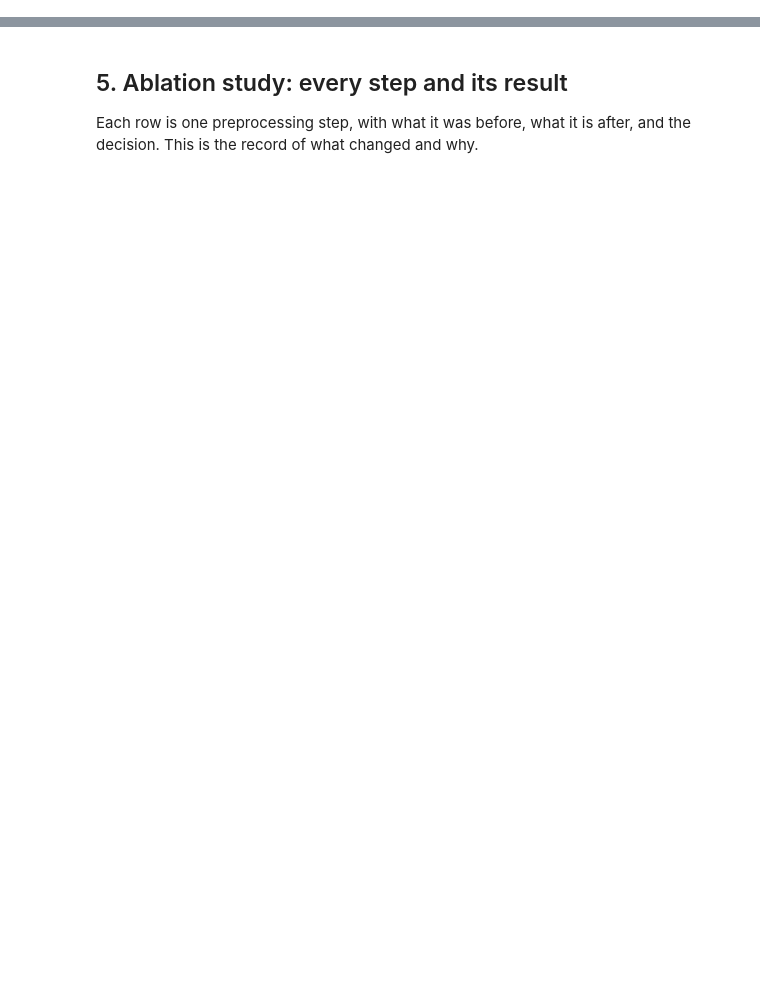
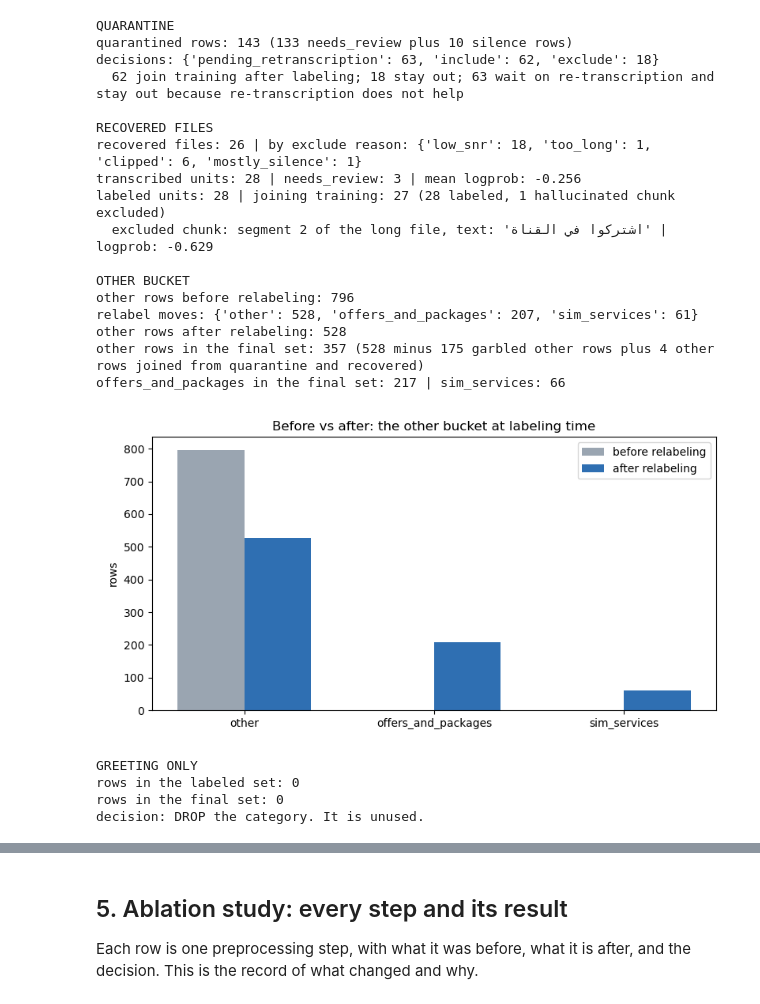
Before and after one commit to hazemelerefey/smart-voicemail-router, a Jupyter notebook: notebooks/data-preprocessing/data_preprocessing.ipynb, the cells around one changed output, grey strips where cells are left out. Drawn from its saved outputs; the diff is of its cells as text; code cells hidden in the pictures; blank space fills up the shorter version.

```diff
--- a/notebooks/data-preprocessing/data_preprocessing.ipynb
+++ b/notebooks/data-preprocessing/data_preprocessing.ipynb
@@ -121,3 +394,55 @@ The process has 9 steps, each handling one kind of problem. The steps run in ord
+# %%
+# (j) Quarantine
+print("QUARANTINE")
+print("quarantined rows:", len(quar), "(133 needs_review plus 10 silence rows)")
+print("decisions:", quar["decision"].value_counts().to_dict())
+print("  62 join training after labeling; 18 stay out; 63 wait on re-transcription and stay out because re-transcription does not help")
+print()
+# (k) Recovered files
+print("RECOVERED FILES")
+print("recovered files:", recman["total"], "| by exclude reason:", excl["recovery_coverage"]["recovered_by_exclude_reason"])
+print("transcribed units:", len(rtrans), "| needs_review:", int(rtrans["needs_review"].sum()), "| mean logprob:", round(rtrans["min_avg_logprob"].mean(), 3))
+print("labeled units:", len(rlab), "| joining training:", len(rlab) - 1, "(28 labeled, 1 hallucinated chunk excluded)")
+chunk2 = rtrans[rtrans["segment_index"] == 2].iloc[0]
+print("  excluded chunk: segment 2 of the long file, text:", repr(str(chunk2["text"])), "| logprob:", round(float(chunk2["min_avg_logprob"]), 3))
+print()
+# (l) The other bucket
+print("OTHER BUCKET")
+print("other rows before relabeling:", int((lab["complaint_category"] == "other").sum()))
+print("relabel moves:", other_rel["new_category"].value_counts().to_dict())
+print("other rows after relabeling:", int((other_rel["new_category"] == "other").sum()))
+print("other rows in the final set:", int((labels_new["complaint_category"] == "other").sum()), "(528 minus 175 garbled other rows plus 4 other rows joined from quarantine and recovered)")
+print("offers_and_packages in the final set:", int((labels_new["complaint_category"] == "offers_and_packages").sum()), "| sim_services:", int((labels_new["complaint_category"] == "sim_services").sum()))
+grouped_bar(["other", "offers_and_packages", "sim_services"], [796, 0, 0], [528, 207, 61], "Before vs after: the other bucket at labeling time", "rows", "category_before_after.png", "before relabeling", "after relabeling")
+print()
+# (m) Greeting only
+print("GREETING ONLY")
+print("rows in the labeled set:", int((lab["complaint_category"] == "greeting_only").sum()))
+print("rows in the final set:", int((labels_new["complaint_category"] == "greeting_only").sum()))
+print("decision: DROP the category. It is unused.")
+# %% [output]
+QUARANTINE
+quarantined rows: 143 (133 needs_review plus 10 silence rows)
+decisions: {'pending_retranscription': 63, 'include': 62, 'exclude': 18}
+  62 join training after labeling; 18 stay out; 63 wait on re-transcription and stay out because re-transcription does not help
+
+RECOVERED FILES
+recovered files: 26 | by exclude reason: {'low_snr': 18, 'too_long': 1, 'clipped': 6, 'mostly_silence': 1}
+transcribed units: 28 | needs_review: 3 | mean logprob: -0.256
+labeled units: 28 | joining training: 27 (28 labeled, 1 hallucinated chunk excluded)
+  excluded chunk: segment 2 of the long file, text: 'اشتركوا في القناة' | logprob: -0.629
+
+OTHER BUCKET
+other rows before relabeling: 796
+relabel moves: {'other': 528, 'offers_and_packages': 207, 'sim_services': 61}
+other rows after relabeling: 528
+other rows in the final set: 357 (528 minus 175 garbled other rows plus 4 other rows joined from quarantine and recovered)
+offers_and_packages in the final set: 217 | sim_services: 66
+[figure, added]
+GREETING ONLY
+rows in the labeled set: 0
+rows in the final set: 0
+decision: DROP the category. It is unused.
 # %% [markdown]
 ## 3. After: the clean dataset
 
```
Also changed, not shown: parts of 18 cells of this notebook, 26 other files.
